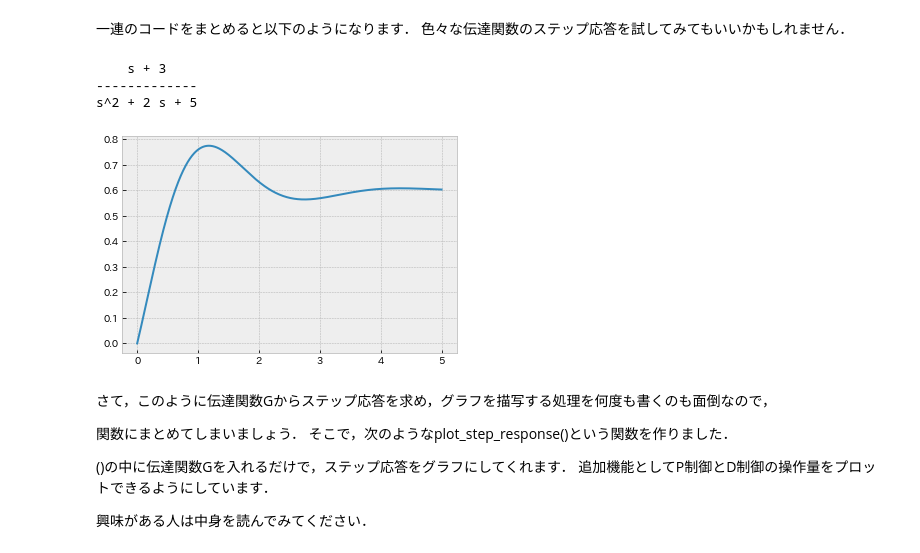
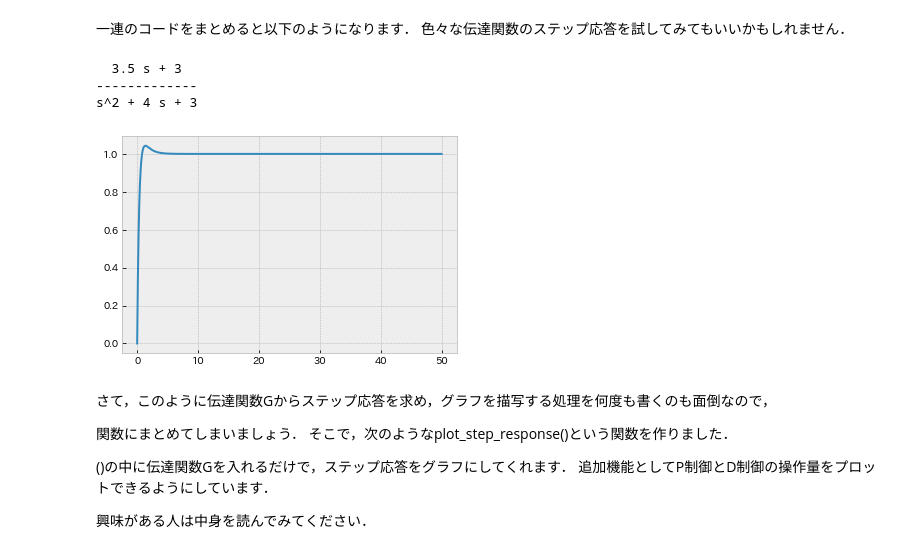
Before and after one commit to Toshi-M56/PIDcontrol, a Jupyter notebook: 工学実験PID制御実験シミュレーション.ipynb, the cells around one changed output. Saved outputs shown, nothing was run; the diff lists cells and outputs as text; code cells hidden in the pictures.

```diff
--- a/工学実験PID制御実験シミュレーション.ipynb
+++ b/工学実験PID制御実験シミュレーション.ipynb
@@ -127,19 +127,19 @@ plt.show() #plt.show()でグラフを画面に表示します．
 一連のコードをまとめると以下のようになります．
 色々な伝達関数のステップ応答を試してみてもいいかもしれません．
 # %%
-numerator = [1,3] # 分子
-denominator = [1, 2, 5] # 分母
+numerator = [3.5, 3] # 分子
+denominator = [1, 4, 3] # 分母
 G = matlab.tf(numerator, denominator)
 print(G)
-t = np.linspace(0, 5, 1000)
+t = np.linspace(0, 50, 10000)
 yout, T = matlab.step(G, t)
 plt.plot(T, yout)
 plt.show()
 # %% [output]
-    s + 3
+  3.5 s + 3
 -------------
-s^2 + 2 s + 5
+s^2 + 4 s + 3
-[figure, old version]
+[figure, new version]
 # %% [markdown]
 さて，このように伝達関数Gからステップ応答を求め，グラフを描写する処理を何度も書くのも面倒なので，
 
```
Also changed, not shown: parts of 11 cells of this notebook.
